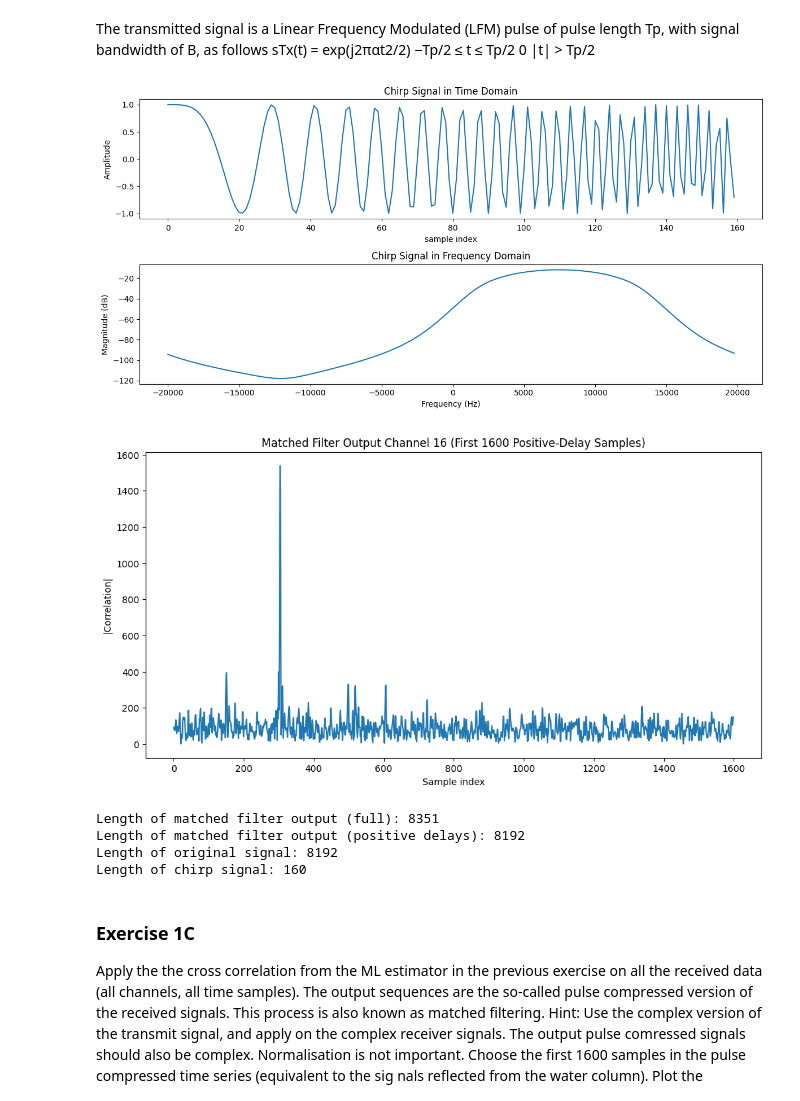
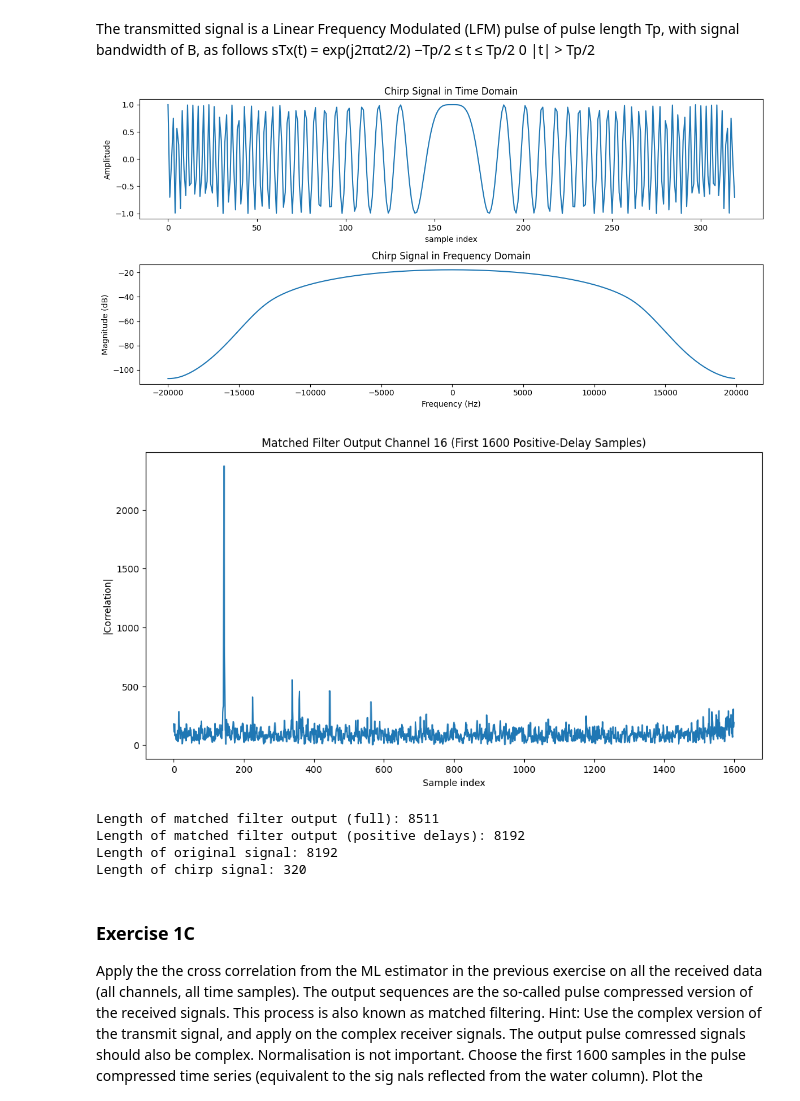
Before and after one commit to Twaal/Statistical_Signal_Processing_IN5340, a Jupyter notebook: Project_2/project_2.ipynb, the cells around one changed output. Cells and saved outputs as stored; diff of their text form; code cells hidden in the pictures.

```diff
--- a/Project_2/project_2.ipynb
+++ b/Project_2/project_2.ipynb
@@ -99,30 +99,30 @@ sTx(t) = exp(j2παt2/2) −Tp/2 ≤ t ≤ Tp/2
 # %%
 # Implement the matched filter in python
 import numpy as np
 
 # Geberate the chirp signal
-t = np.arange(0, tp/2, 1/fs)
+t = np.arange(-tp/2, tp/2, 1/fs)
 a = B / tp
 chirp = np.exp(1j * (2 * np.pi) * a * t**2 / 2)
 sample_idx = np.arange(len(chirp))
 
 # plot the chirp in time and frequency domain
 plt.figure(figsize=(12, 6))
 plt.subplot(2, 1, 1)
 plt.plot(sample_idx, np.real(chirp))
 plt.title('Chirp Signal in Time Domain')
 plt.xlabel('sample index')
 plt.ylabel('Amplitude')
 
 plt.subplot(2, 1, 2)
 plt.magnitude_spectrum(chirp, Fs=fs, scale='dB')
 plt.title('Chirp Signal in Frequency Domain')
 plt.xlabel('Frequency (Hz)')
 plt.ylabel('Magnitude (dB)')
 plt.tight_layout()
 plt.show()
 # %% [output]
-[figure, old version]
+[figure, new version]
 # %%
 # ---------------------------------------------------------------- #
 # Cross-correlate chirp with channel 16
@@ -153,11 +153,11 @@ print(f'Length of matched filter output (positive delays): {len(matched_filter_o
 print(f'Length of original signal: {len(x)}')
 print(f'Length of chirp signal: {len(chirp)}')
 # %% [output]
-[figure, old version]
+[figure, new version]
-Length of matched filter output (full): 8351
+Length of matched filter output (full): 8511
 Length of matched filter output (positive delays): 8192
 Length of original signal: 8192
-Length of chirp signal: 160
+Length of chirp signal: 320
 # %% [markdown]
 ### Exercise 1C
 Apply the the cross correlation from the ML estimator in the previous exercise on all the received data (all channels, all time samples). The output sequences are the so-called pulse compressed version of the received signals. This process is also known as matched filtering. Hint: Use the complex version of the transmit signal, and apply on the complex receiver signals. The output pulse comressed signals should also be complex. Normalisation is not important.
```
Also changed, not shown: parts of 6 cells of this notebook, 3 other files.
